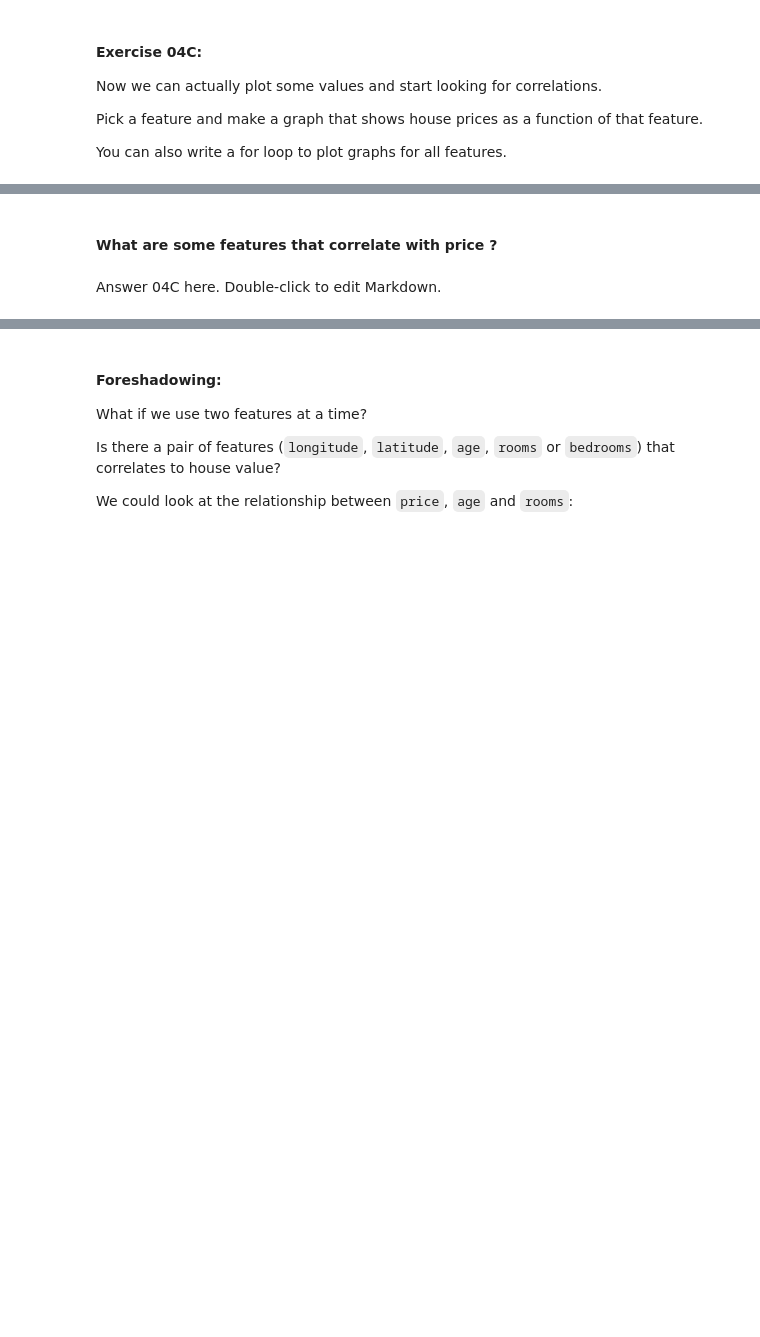
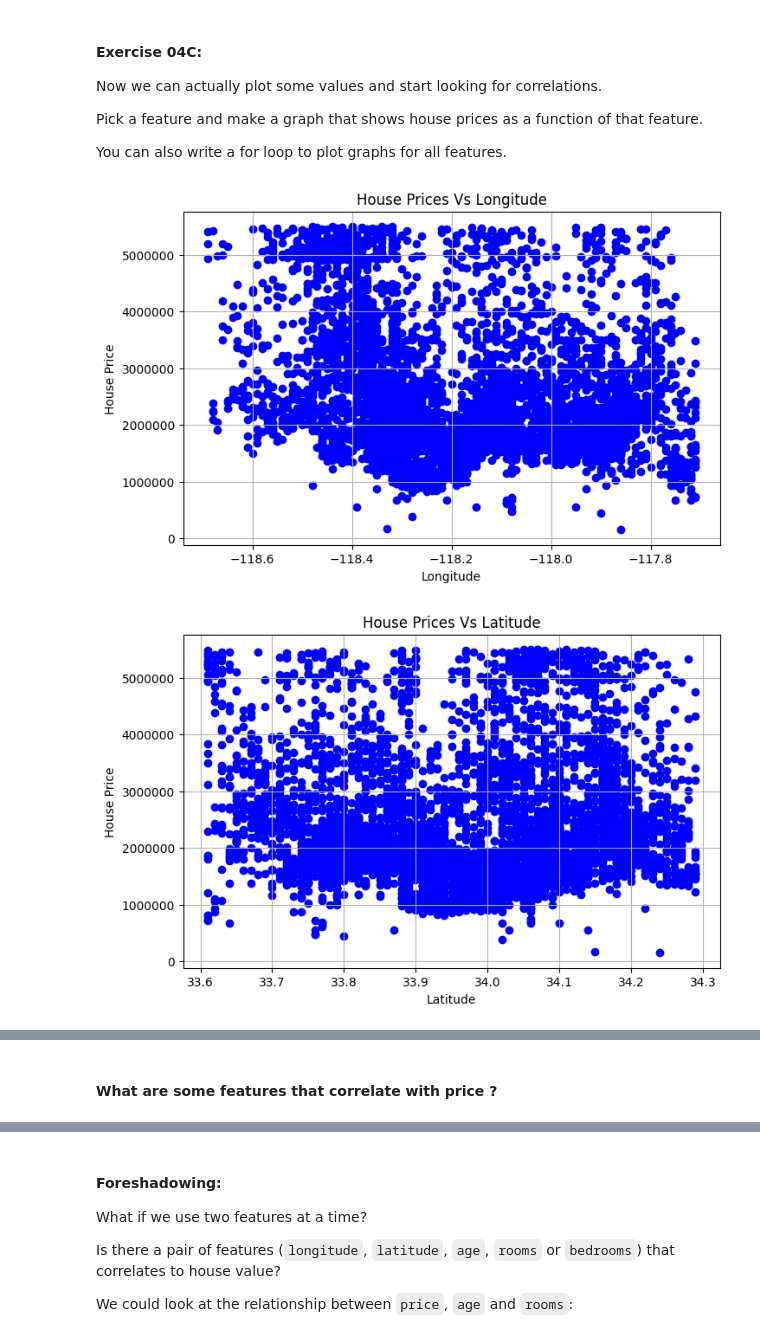
Before and after one commit to MACHINE-LEARNING-FOR-MEDIA-2024/HW03, a Jupyter notebook: HW03.ipynb, the cells around one changed output, grey strips where cells are left out. Drawn from its saved outputs; the diff is of its cells as text; code cells hidden in the pictures; blank space fills up the shorter version.

```diff
--- a/HW03.ipynb
+++ b/HW03.ipynb
@@ -418,17 +414,33 @@ You can also write a for loop to plot graphs for all features.
 # %%
 # Work on 04C here
 
 # TODO: get a list with all of the price values
-prices = []
+prices = [list_from_key(info_houses,"value")]
 
 # TODO: get a list with all of the house ages (for example)
-house_ages = []
+house_ages = [list_from_key(info_houses,"age")]
 
+# House price as the y axis with one other feature
+def plot_house_prices_by_feature(houses, feature_key):
 
-# this is the command to plot a XY scatter plot from 2 lists
-# see documentation: https://matplotlib.org/stable/api/_as_gen/matplotlib.pyplot.scatter.html
+    # Extract the feature values and house prices
+    feature_values = list_from_key(houses, feature_key)
+    values = list_from_key(houses, "value")
 
-plt.scatter(house_ages, prices)
-plt.xlabel("age")
-plt.ylabel("value")
-plt.show()
+    # Create a scatter plot
+    plt.figure(figsize=(8, 5))
+    plt.scatter(feature_values, values, color='blue')
+    plt.title(f'House Prices Vs {feature_key.capitalize()}')
+    plt.ticklabel_format(style='plain')
+    plt.xlabel(feature_key.capitalize())
+    plt.ylabel('House Price')
+    plt.grid()
+    plt.show()
+
+features = ["longitude", "latitude", "age", "rooms", "bedrooms"]
+
+for feature in features:
+    plot_house_prices_by_feature(info_houses, feature)
+# %% [output]
+[figure, added]
+[figure, added]
@@ -435,4 +450,2 @@ plt.show()
 # %% [markdown]
 #### What are some features that correlate with price ?
-# %% [markdown]
-Answer 04C here. Double-click to edit Markdown.
```
Also changed, not shown: parts of 4 cells of this notebook.
